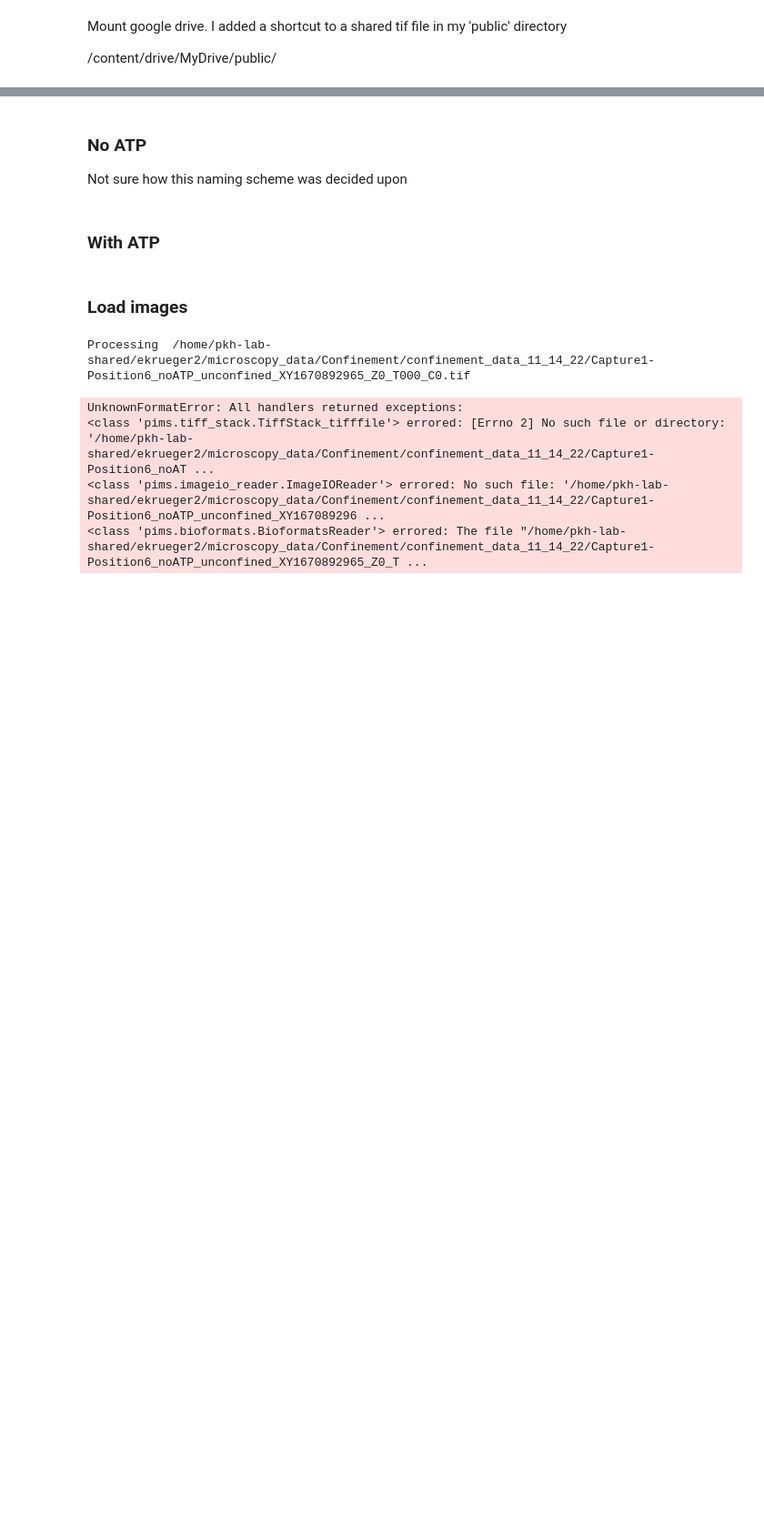
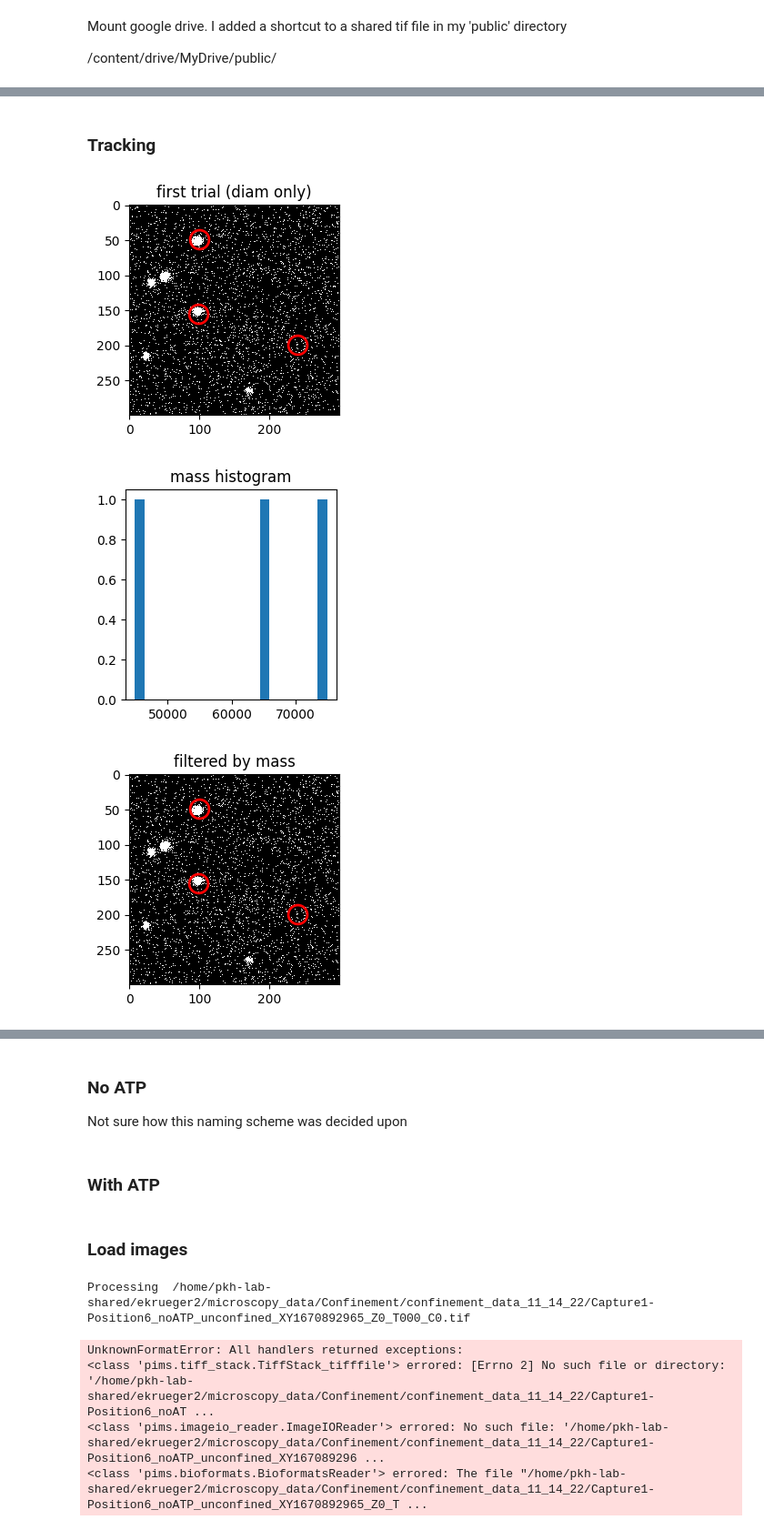
Before and after one commit to huskeypm/cellmigration, a Jupyter notebook: expt_analysis.ipynb, the cells around one changed output, grey strips where cells are left out. Shown: that part at 91% size. Drawn from its saved outputs; the diff is of its cells as text; code cells hidden in the pictures; blank space fills up the shorter version.

```diff
--- a/expt_analysis.ipynb
+++ b/expt_analysis.ipynb
@@ -305,0 +145,12 @@ getParams(thresh,refFrame=0,diameter=diameter,minmass=minmass)
+# %% [markdown]
+### Tracking
+# %%
+dummy = tc.TrialParams(threshed,refFrame=0,diameter=diameter,minmass=minmass)
+if dummy.shape[0] <1:
+  print("Error finding cells; try different parameters")
+else:
+  finalStack = threshed
+# %% [output]
+[figure, added]
+[figure, added]
+[figure, added]
```
Also changed, not shown: parts of 36 cells of this notebook.
